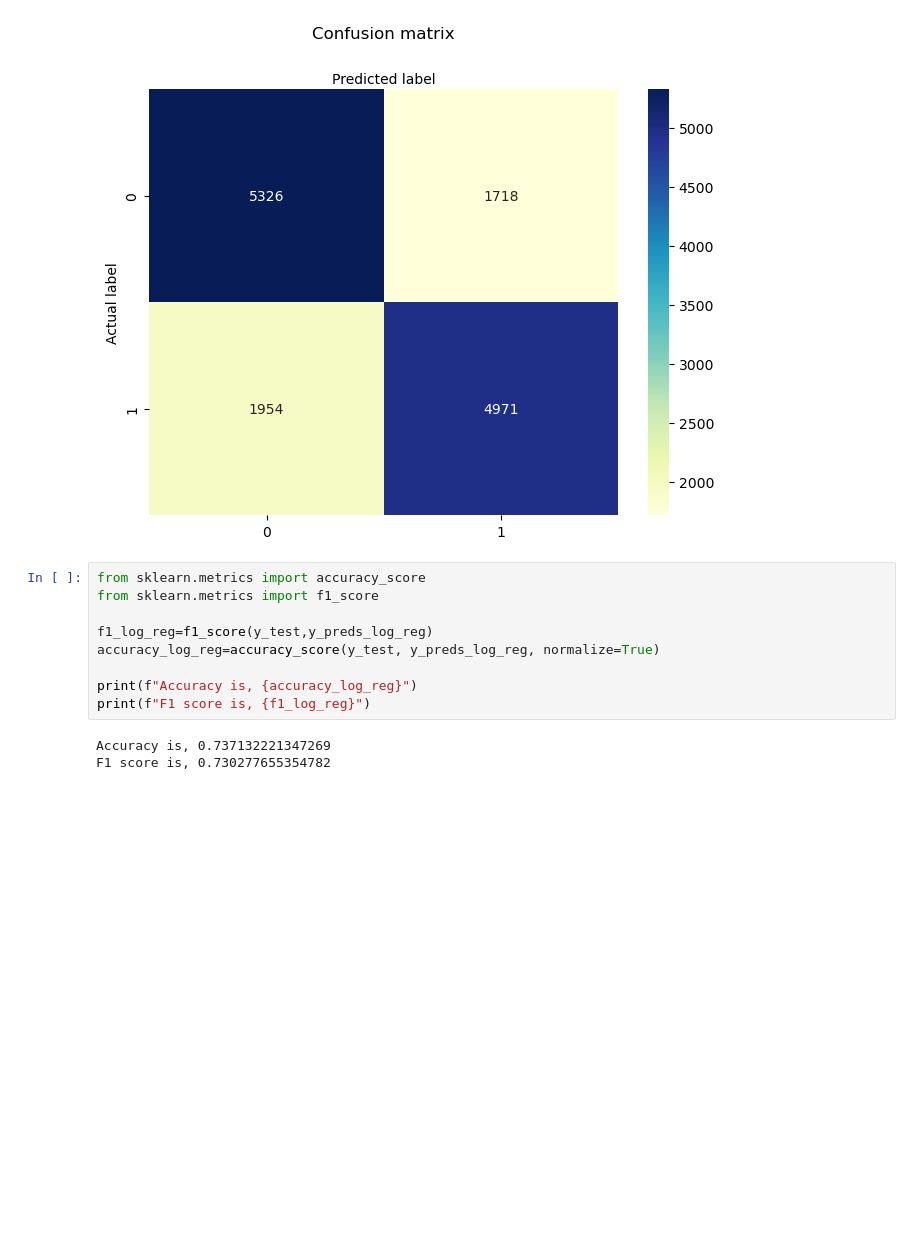
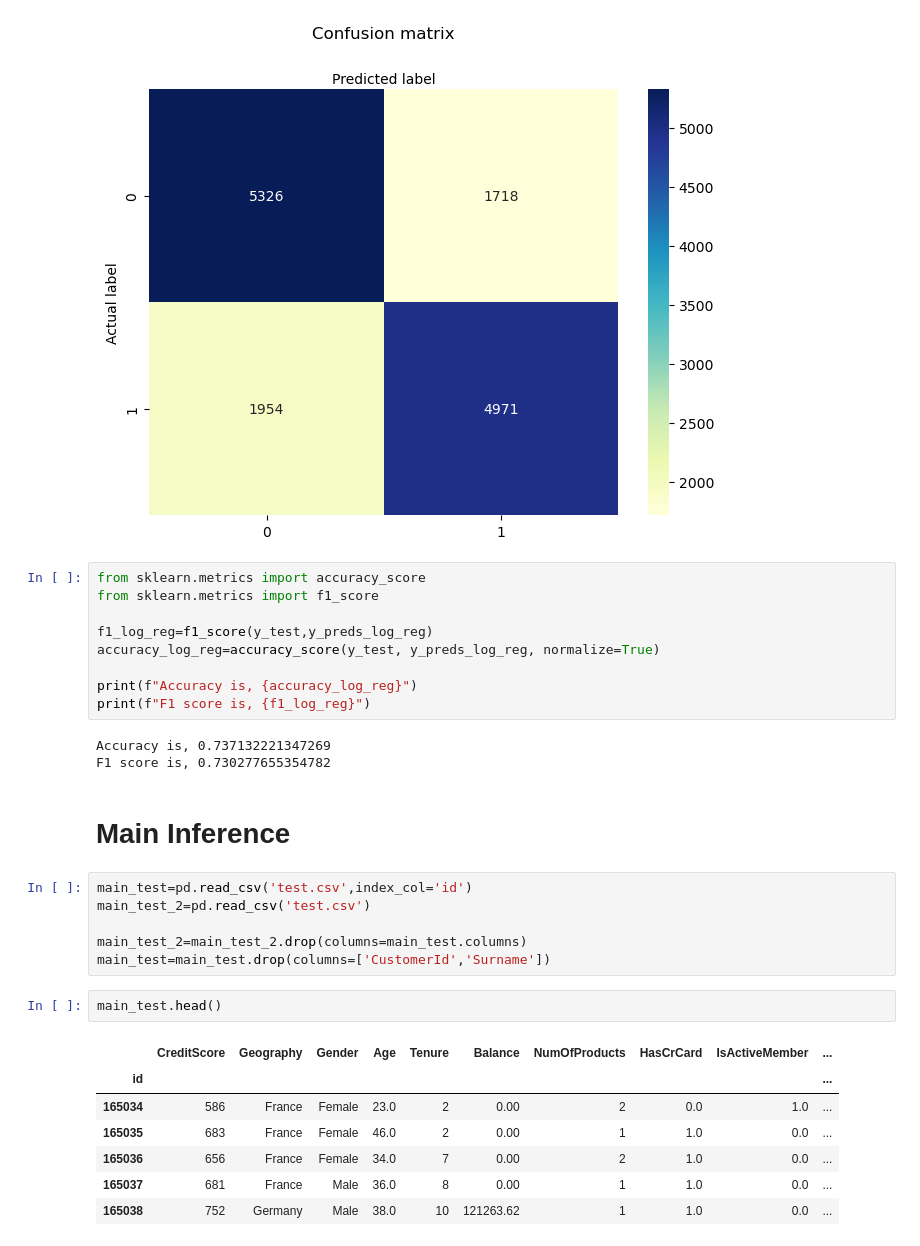
Before and after one commit to ruwindarowel/Bank-Churn-Predictor---Kaggle-Comp, a Jupyter notebook: DA.ipynb, the cells around one changed output. Cells and saved outputs as stored; diff of their text form; blank space fills up the shorter version.

```diff
--- a/DA.ipynb
+++ b/DA.ipynb
@@ -500,3 +500,21 @@ print(f"F1 score is, {f1_log_reg}")
 # %% [output]
 Accuracy is, 0.737132221347269
 F1 score is, 0.730277655354782
+# %% [markdown]
+# Main Inference
+# %%
+main_test=pd.read_csv('test.csv',index_col='id')
+main_test_2=pd.read_csv('test.csv')
+
+main_test_2=main_test_2.drop(columns=main_test.columns)
+main_test=main_test.drop(columns=['CustomerId','Surname'])
+# %%
+main_test.head()
+# %% [output]
+|  | CreditScore | Geography | Gender | Age | Tenure | Balance | NumOfProducts | HasCrCard | IsActiveMember | ... |
+| id |  |  |  |  |  |  |  |  |  | ... |
+| 165034 | 586 | France | Female | 23.0 | 2 | 0.00 | 2 | 0.0 | 1.0 | ... |
+| 165035 | 683 | France | Female | 46.0 | 2 | 0.00 | 1 | 1.0 | 0.0 | ... |
+| 165036 | 656 | France | Female | 34.0 | 7 | 0.00 | 2 | 1.0 | 0.0 | ... |
+| 165037 | 681 | France | Male | 36.0 | 8 | 0.00 | 1 | 1.0 | 0.0 | ... |
+| 165038 | 752 | Germany | Male | 38.0 | 10 | 121263.62 | 1 | 1.0 | 0.0 | ... |
```
Also changed, not shown: parts of 3 cells of this notebook, 1 other file.
